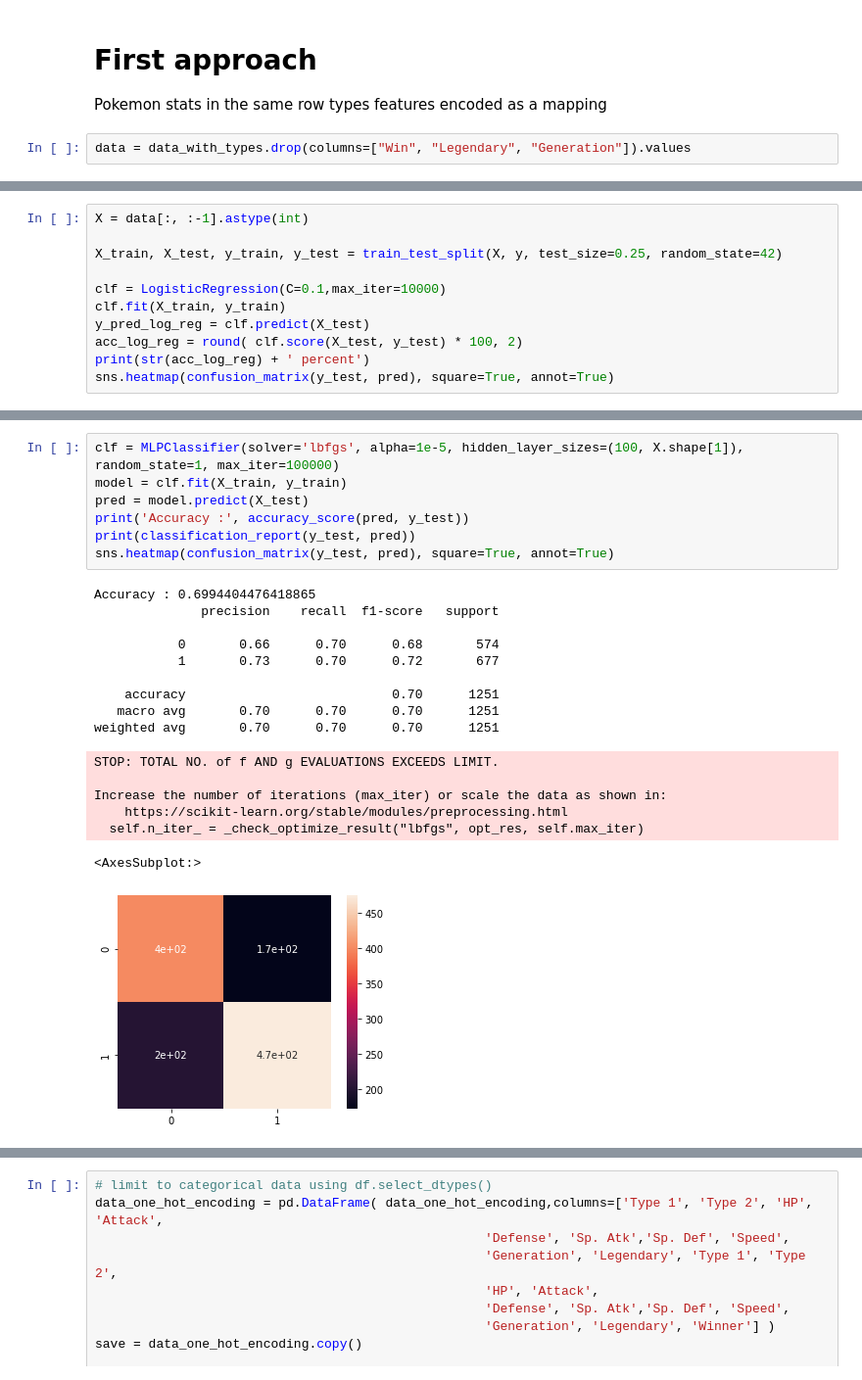
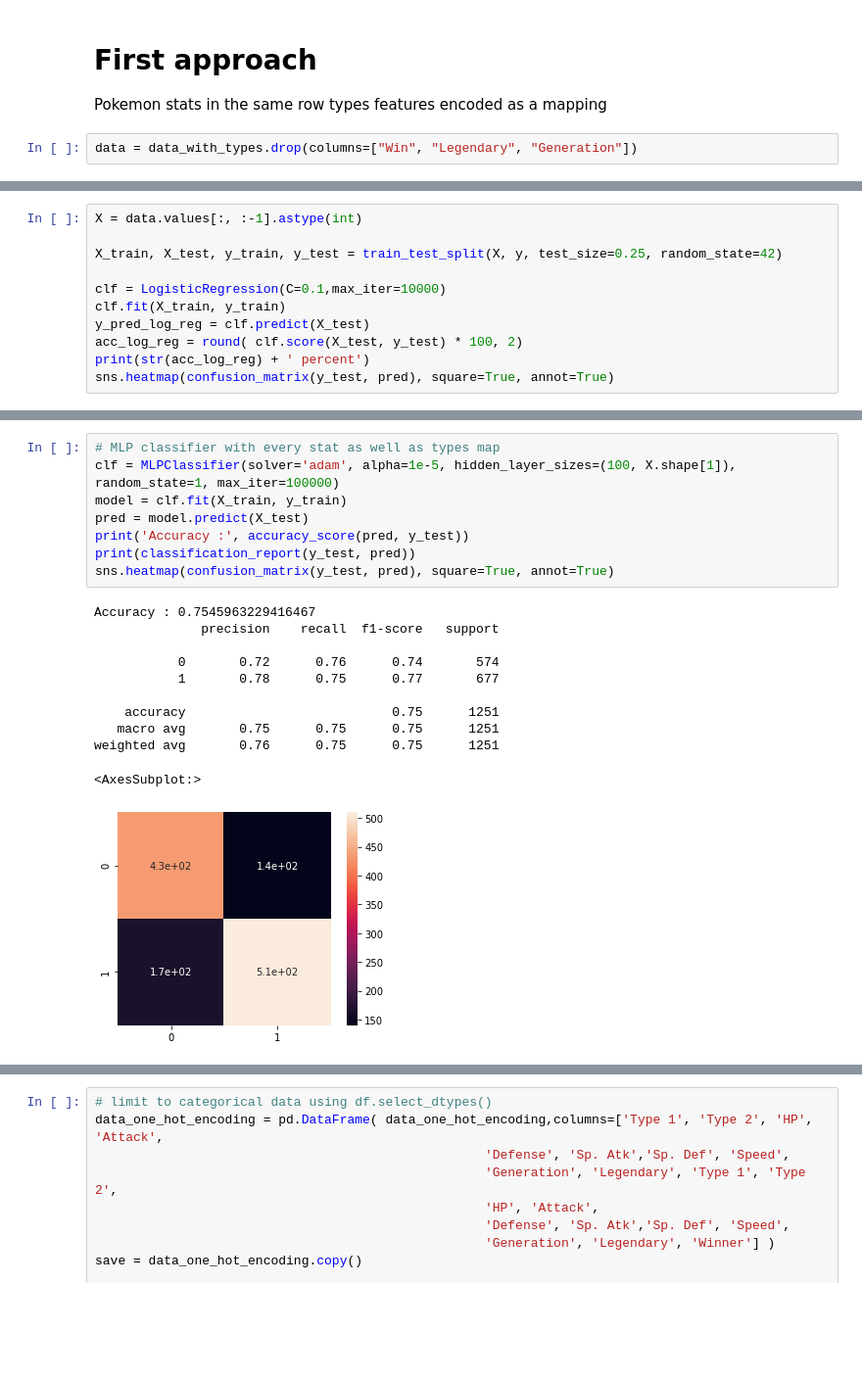
Before and after one commit to Pedro-Lopes-Frisson/TAA, a Jupyter notebook: projeto/Untitled.ipynb, the cells around one changed output, grey strips where cells are left out. Shown at 98% size. Saved outputs shown, nothing was run; the diff lists cells and outputs as text; blank space fills up the shorter version.

Commit message:
Mais graficos, falta seclhar ver o overfitting de cada classifier principalmente nos mais simples

```diff
--- a/projeto/Untitled.ipynb
+++ b/projeto/Untitled.ipynb
@@ -413,4 +617,4 @@ print(str(acc_log_reg) + ' percent')
 
 Pokemon stats in the same row types features encoded as a mapping
 # %%
-data = data_with_types.drop(columns=["Win", "Legendary", "Generation"]).values
+data = data_with_types.drop(columns=["Win", "Legendary", "Generation"])
@@ -417,5 +628,5 @@ data = data_with_types.drop(columns=["Win", "Legendary", "Generation"]).values
 # %%
-X = data[:, :-1].astype(int)
+X = data.values[:, :-1].astype(int)
 
 X_train, X_test, y_train, y_test = train_test_split(X, y, test_size=0.25, random_state=42)
 
@@ -478,24 +682,20 @@ weighted avg       0.80      0.80      0.80      1251
 # %%
-clf = MLPClassifier(solver='lbfgs', alpha=1e-5, hidden_layer_sizes=(100, X.shape[1]), random_state=1, max_iter=100000)
+# MLP classifier with every stat as well as types map
+clf = MLPClassifier(solver='adam', alpha=1e-5, hidden_layer_sizes=(100, X.shape[1]), random_state=1, max_iter=100000)
 model = clf.fit(X_train, y_train)
 pred = model.predict(X_test)
 print('Accuracy :', accuracy_score(pred, y_test))
 print(classification_report(y_test, pred))
 sns.heatmap(confusion_matrix(y_test, pred), square=True, annot=True)
 # %% [output]
-Accuracy : 0.6994404476418865
+Accuracy : 0.7545963229416467
               precision    recall  f1-score   support
 
-           0       0.66      0.70      0.68       574
-           1       0.73      0.70      0.72       677
+           0       0.72      0.76      0.74       574
+           1       0.78      0.75      0.77       677
 
-    accuracy                           0.70      1251
-   macro avg       0.70      0.70      0.70      1251
-weighted avg       0.70      0.70      0.70      1251
+    accuracy                           0.75      1251
+   macro avg       0.75      0.75      0.75      1251
+weighted avg       0.76      0.75      0.75      1251
-STOP: TOTAL NO. of f AND g EVALUATIONS EXCEEDS LIMIT.
-
-Increase the number of iterations (max_iter) or scale the data as shown in:
-    https://scikit-learn.org/stable/modules/preprocessing.html
-  self.n_iter_ = _check_optimize_result("lbfgs", opt_res, self.max_iter)
+<AxesSubplot:>
-<AxesSubplot:>
-[figure, old version]
+[figure, new version]
```
Also changed, not shown: parts of 42 cells of this notebook.
